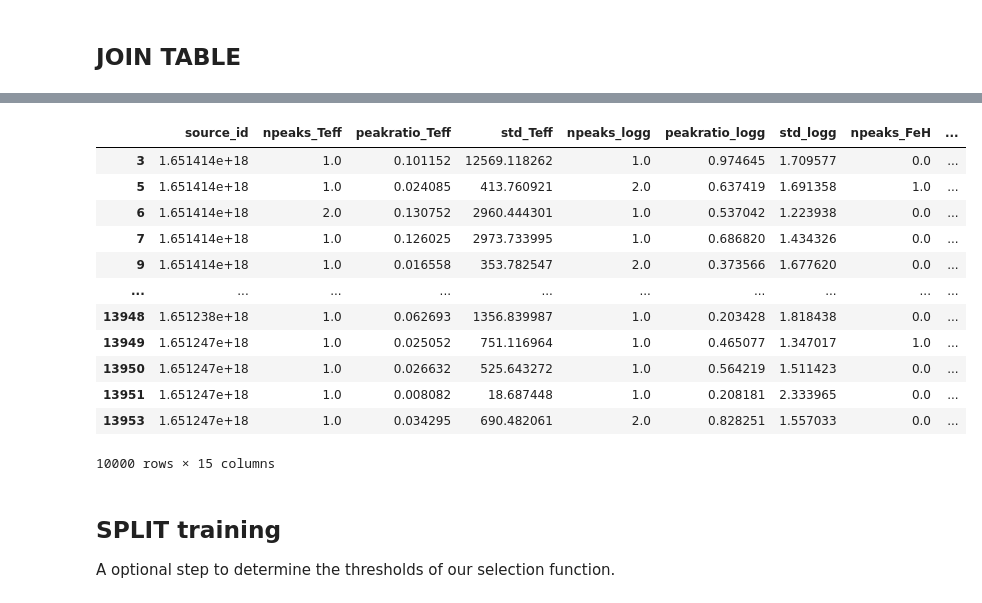
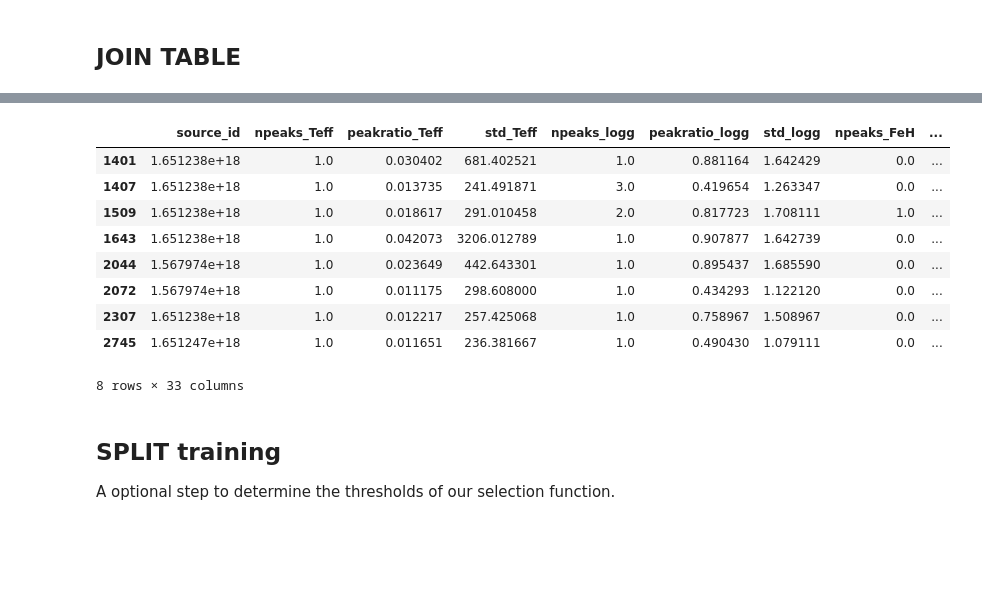
Before and after one commit to lephare-photoz/lephare, a Jupyter notebook: training_stats/notebooks/spectral_type_flagger.ipynb, the cells around one changed output, grey strips where cells are left out. Drawn from its saved outputs; the diff is of its cells as text; code cells hidden in the pictures; blank space fills up the shorter version.

```diff
--- a/training_stats/notebooks/spectral_type_flagger.ipynb
+++ b/training_stats/notebooks/spectral_type_flagger.ipynb
@@ -911,4 +950,4 @@ sample_analyzer = SAMPLE_ANALYZER(chi2_values_path, sed_grid_path, nrow=10000)
 Please see the 1.23 release notes for an example on how to do this.  If you wish to ignore this warning, use `warnings.filterwarnings`.  This warning is expected to be removed in the future and is giv ...
   raw = np.loadtxt(chi2_path, max_rows=nrow, dtype=str)
 # %%
-training_sample = sample_analyzer.stat_feature_distribution()
+training_sample_features = sample_analyzer.stat_feature_distribution()
@@ -925,7 +968,7 @@ lsp.histograms(best_fit_distribution, col='Teff_best', xrange=(-1,max(best_fit_d
 # %%
 import pandas as pd
 
-def join_tables(base_df, tables, how="left", ignore=None, put_match_first=True, drop_unmatched=True):
+def join_tables(base_df, tables, how="outer", ignore=None, put_match_first=True, drop_unmatched=True, indicator=False):
     """
     Join multiple dataframes onto a base dataframe using specified column mappings,
     with options to reorder columns and remove unmatched rows.
@@ -951,6 +994,10 @@ def join_tables(base_df, tables, how="left", ignore=None, put_match_first=True,
         If True, rows where the join key has no match are dropped
         (forces an inner-join behavior even if how != "inner").
 
+    indicator : bool
+        If True, return the base_df wtih a joint column present filled with 0 for sources
+        present only in the base_df, and 1 if present in both table, according to the matching column.
+
     Returns
     -------
     pd.DataFrame
@@ -967,15 +1014,19 @@ def join_tables(base_df, tables, how="left", ignore=None, put_match_first=True,
             other_df,
             how=how,
             left_on=base_col,
-            right_on=other_col
+            right_on=other_col,
+            indicator=indicator
         )
         match_columns.append(base_col)
-
     # Drop unmatched rows (forces inner join behavior)
     if drop_unmatched:
         for col in match_columns:
             result = result[result[col].notna()]
 
+    if indicator:
+        result = result[(result['_merge'] == 'left_only') | (result['_merge'] == 'both')]
+        result["present"] = (result['_merge'] == "both").astype(int)
+        result = result.drop(columns=["_merge"])
     # Drop ignored columns
     if ignore:
         result = result.drop(columns=[c for c in ignore if c in result.columns])
@@ -991,2 +1044,4 @@ def join_tables(base_df, tables, how="left", ignore=None, put_match_first=True,
 # %%
-dp02_dc2_62_table = pd.read_csv('/home/hallouin/Documents/t_hall/lephare/training_stats/simulation_catalogs/DC2/dp02_dc2_62.csv')
+mask = (dp02_dc2_62_table['gmag'] > 26) & (dp02_dc2_62_table['gmag'] < 26.5)# & (dp02_dc2_62_table['ymag']/dp02_dc2_62_table['ymag_err'] > 10) & (dp02_dc2_62_table['ymag']/dp02_dc2_62_table['ymag_err'] >10)
+dp02_dc2_62_table = dp02_dc2_62_table[mask]
+dp02_dc2_62_table
@@ -993,21 +1062,18 @@ dp02_dc2_62_table = pd.read_csv('/home/hallouin/Documents/t_hall/lephare/trainin
 # %%
-training_sample = join_tables(training_sample, [(dp02_dc2_62_table[['mt_match_objectId', 'ts_truth_type']], 'source_id', 'mt_match_objectId')], how='right')
+training_sample = join_tables(training_sample_features, [(dp02_dc2_62_table[['mt_match_objectId', 'ts_truth_type']], 'source_id', 'mt_match_objectId')], how='right')
 # %%
-training_sample
+training_sample[training_sample['ts_truth_type']==2]
 # %% [output]
 |  | source_id | npeaks_Teff | peakratio_Teff | std_Teff | npeaks_logg | peakratio_logg | std_logg | npeaks_FeH | ... |
-| 3 | 1.651414e+18 | 1.0 | 0.101152 | 12569.118262 | 1.0 | 0.974645 | 1.709577 | 0.0 | ... |
-| 5 | 1.651414e+18 | 1.0 | 0.024085 | 413.760921 | 2.0 | 0.637419 | 1.691358 | 1.0 | ... |
-| 6 | 1.651414e+18 | 2.0 | 0.130752 | 2960.444301 | 1.0 | 0.537042 | 1.223938 | 0.0 | ... |
-| 7 | 1.651414e+18 | 1.0 | 0.126025 | 2973.733995 | 1.0 | 0.686820 | 1.434326 | 0.0 | ... |
-| 9 | 1.651414e+18 | 1.0 | 0.016558 | 353.782547 | 2.0 | 0.373566 | 1.677620 | 0.0 | ... |
-| ... | ... | ... | ... | ... | ... | ... | ... | ... | ... |
-| 13948 | 1.651238e+18 | 1.0 | 0.062693 | 1356.839987 | 1.0 | 0.203428 | 1.818438 | 0.0 | ... |
-| 13949 | 1.651247e+18 | 1.0 | 0.025052 | 751.116964 | 1.0 | 0.465077 | 1.347017 | 1.0 | ... |
-| 13950 | 1.651247e+18 | 1.0 | 0.026632 | 525.643272 | 1.0 | 0.564219 | 1.511423 | 0.0 | ... |
-| 13951 | 1.651247e+18 | 1.0 | 0.008082 | 18.687448 | 1.0 | 0.208181 | 2.333965 | 0.0 | ... |
-| 13953 | 1.651247e+18 | 1.0 | 0.034295 | 690.482061 | 2.0 | 0.828251 | 1.557033 | 0.0 | ... |
+| 1401 | 1.651238e+18 | 1.0 | 0.030402 | 681.402521 | 1.0 | 0.881164 | 1.642429 | 0.0 | ... |
+| 1407 | 1.651238e+18 | 1.0 | 0.013735 | 241.491871 | 3.0 | 0.419654 | 1.263347 | 0.0 | ... |
+| 1509 | 1.651238e+18 | 1.0 | 0.018617 | 291.010458 | 2.0 | 0.817723 | 1.708111 | 1.0 | ... |
+| 1643 | 1.651238e+18 | 1.0 | 0.042073 | 3206.012789 | 1.0 | 0.907877 | 1.642739 | 0.0 | ... |
+| 2044 | 1.567974e+18 | 1.0 | 0.023649 | 442.643301 | 1.0 | 0.895437 | 1.685590 | 0.0 | ... |
+| 2072 | 1.567974e+18 | 1.0 | 0.011175 | 298.608000 | 1.0 | 0.434293 | 1.122120 | 0.0 | ... |
+| 2307 | 1.651238e+18 | 1.0 | 0.012217 | 257.425068 | 1.0 | 0.758967 | 1.508967 | 0.0 | ... |
+| 2745 | 1.651247e+18 | 1.0 | 0.011651 | 236.381667 | 1.0 | 0.490430 | 1.079111 | 0.0 | ... |
-10000 rows × 15 columns
+8 rows × 33 columns
 # %% [markdown]
 ## SPLIT training
 
```
Also changed, not shown: parts of 36 cells of this notebook, 9 other files.
